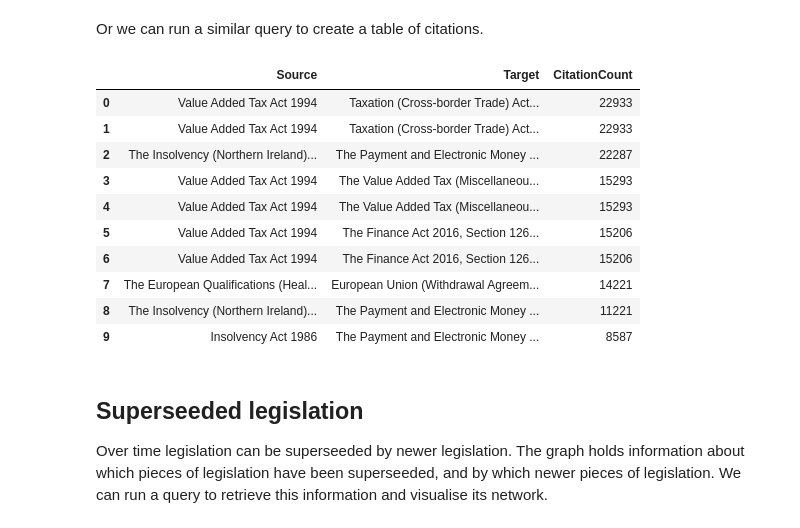
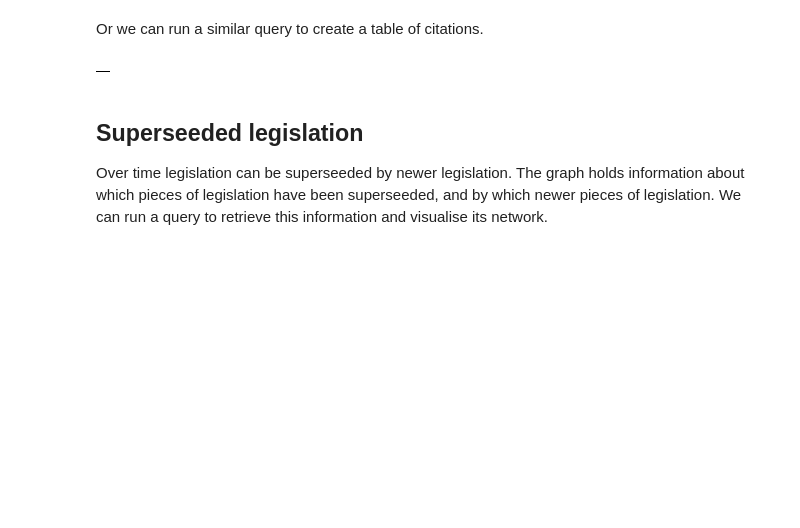
Before and after one commit to pedroleitao-neo4j/legal-legislation-explorer, a Jupyter notebook: examples.ipynb, the cells around one changed output. Saved outputs shown, nothing was run; the diff lists cells and outputs as text; code cells hidden in the pictures; blank space fills up the shorter version.

```diff
--- a/examples.ipynb
+++ b/examples.ipynb
@@ -241,25 +247,15 @@ await analysis.capture_graph_to_png(
 Or we can run a similar query to create a table of citations.
 # %%
 query = """
-MATCH p = (l1:Legislation)-[r:CITES_LEGISLATION]->(l2:Legislation)
+MATCH p = (l1:Legislation)-[r:CITES]->(l2:Legislation)
 RETURN l1.title AS Source, l2.title AS Target, r.weight AS CitationCount
 ORDER BY CitationCount DESC
 """
 
 citations_df = analysis.run_query_df(query)
 citations_df.head(10)
 # %% [output]
-|  | Source | Target | CitationCount |
-| 0 | Value Added Tax Act 1994 | Taxation (Cross-border Trade) Act... | 22933 |
-| 1 | Value Added Tax Act 1994 | Taxation (Cross-border Trade) Act... | 22933 |
-| 2 | The Insolvency (Northern Ireland)... | The Payment and Electronic Money ... | 22287 |
-| 3 | Value Added Tax Act 1994 | The Value Added Tax (Miscellaneou... | 15293 |
-| 4 | Value Added Tax Act 1994 | The Value Added Tax (Miscellaneou... | 15293 |
-| 5 | Value Added Tax Act 1994 | The Finance Act 2016, Section 126... | 15206 |
-| 6 | Value Added Tax Act 1994 | The Finance Act 2016, Section 126... | 15206 |
-| 7 | The European Qualifications (Heal... | European Union (Withdrawal Agreem... | 14221 |
-| 8 | The Insolvency (Northern Ireland)... | The Payment and Electronic Money ... | 11221 |
-| 9 | Insolvency Act 1986 | The Payment and Electronic Money ... | 8587 |
+|  |
 # %% [markdown]
 ## Superseeded legislation
 
```
Also changed, not shown: parts of 8 cells of this notebook, 18 other files.
